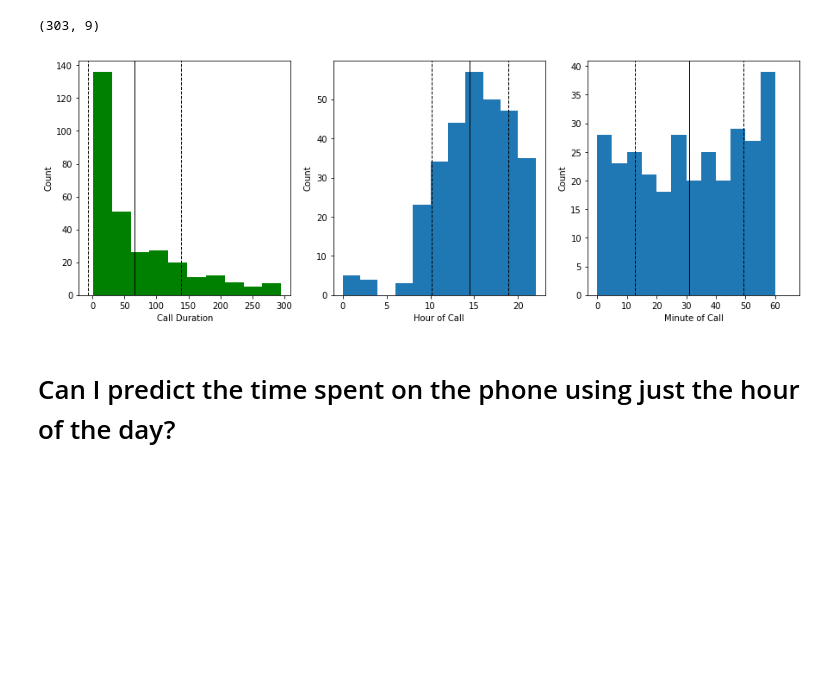
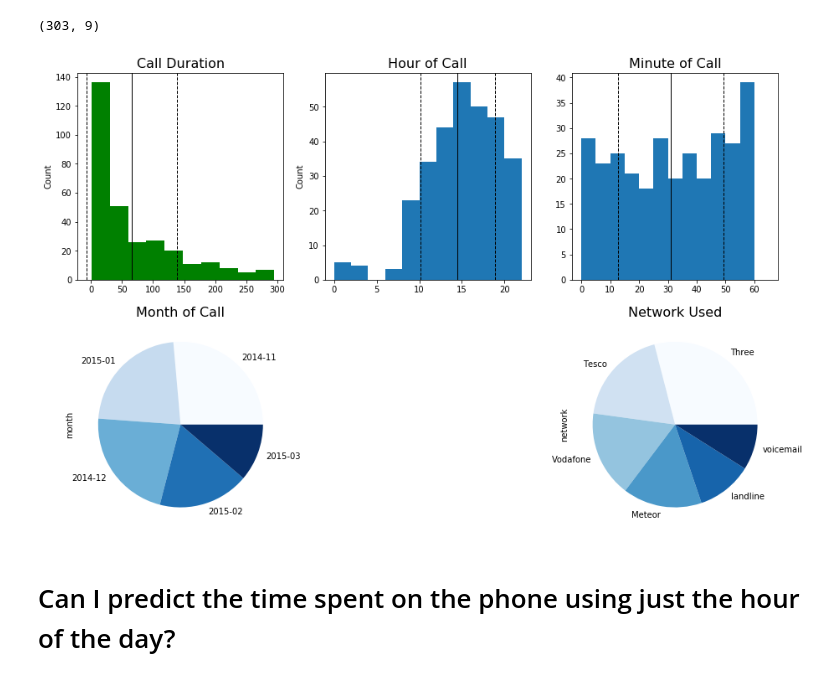
Before and after one commit to conditg/predicting-disruption, a Jupyter notebook: PhoneLogsExploration.ipynb, the cells around one changed output. Cells and saved outputs as stored; diff of their text form; code cells hidden in the pictures; blank space fills up the shorter version.

```diff
--- a/PhoneLogsExploration.ipynb
+++ b/PhoneLogsExploration.ipynb
@@ -42,31 +43,41 @@ print(df.shape)
 # %%
 #add vertical lines for mean/std
 
-plt.figure(figsize=[15,5])
-plt.subplot(131)
+plt.figure(figsize=[15,10])
+plt.subplot(231)
 plt.ylabel('Count')
-plt.xlabel('Call Duration')
+plt.title('Call Duration', fontsize=16)
 plt.axvline(df['duration'].mean(), color='k', linestyle='solid', linewidth=1)
 plt.axvline(df['duration'].mean() - df.duration.std(), color='k', linestyle='dashed', linewidth=1)
 plt.axvline(df['duration'].mean() + df.duration.std(), color='k', linestyle='dashed', linewidth=1)
 plt.hist(df['duration'], bins=10, color='g')
-plt.subplot(132)
+plt.subplot(232)
 plt.hist(df.hour, bins=range(0,24,2))
 plt.axvline(df.hour.mean(), color='k', linestyle='solid', linewidth=1)
 plt.axvline(df.hour.mean() - df.hour.std(), color='k', linestyle='dashed', linewidth=1)
 plt.axvline(df.hour.mean() + df.hour.std(), color='k', linestyle='dashed', linewidth=1)
 plt.ylabel('Count')
-plt.xlabel('Hour of Call')
-plt.subplot(133)
+plt.title('Hour of Call', fontsize=16)
+plt.subplot(233)
 plt.ylabel('Count')
-plt.xlabel('Minute of Call')
+plt.title('Minute of Call', fontsize=16)
 plt.hist(df.minute, bins=range(0,70,5))
 plt.axvline(df.minute.mean(), color='k', linestyle='solid', linewidth=1)
 plt.axvline(df.minute.mean() - df.minute.std(), color='k', linestyle='dashed', linewidth=1)
 plt.axvline(df.minute.mean() + df.minute.std(), color='k', linestyle='dashed', linewidth=1)
+plt.ylabel('')
+
+plt.subplot(234)
+plt.title('Month of Call', fontsize=16)
+
+df['month'].value_counts().plot(kind='pie', cmap='Blues')
+plt.subplot(236)
+plt.ylabel('')
+plt.title('Network Used', fontsize=16)
+df['network'].value_counts().plot(kind='pie', cmap='Blues')
 plt.show()
 # %% [output]
-[figure, old version]
+[figure, new version]
 # %% [markdown]
 # Can I predict the time spent on the phone using just the hour of the day?
 # %%
```
Also changed, not shown: parts of 14 cells of this notebook, 2 other files.
